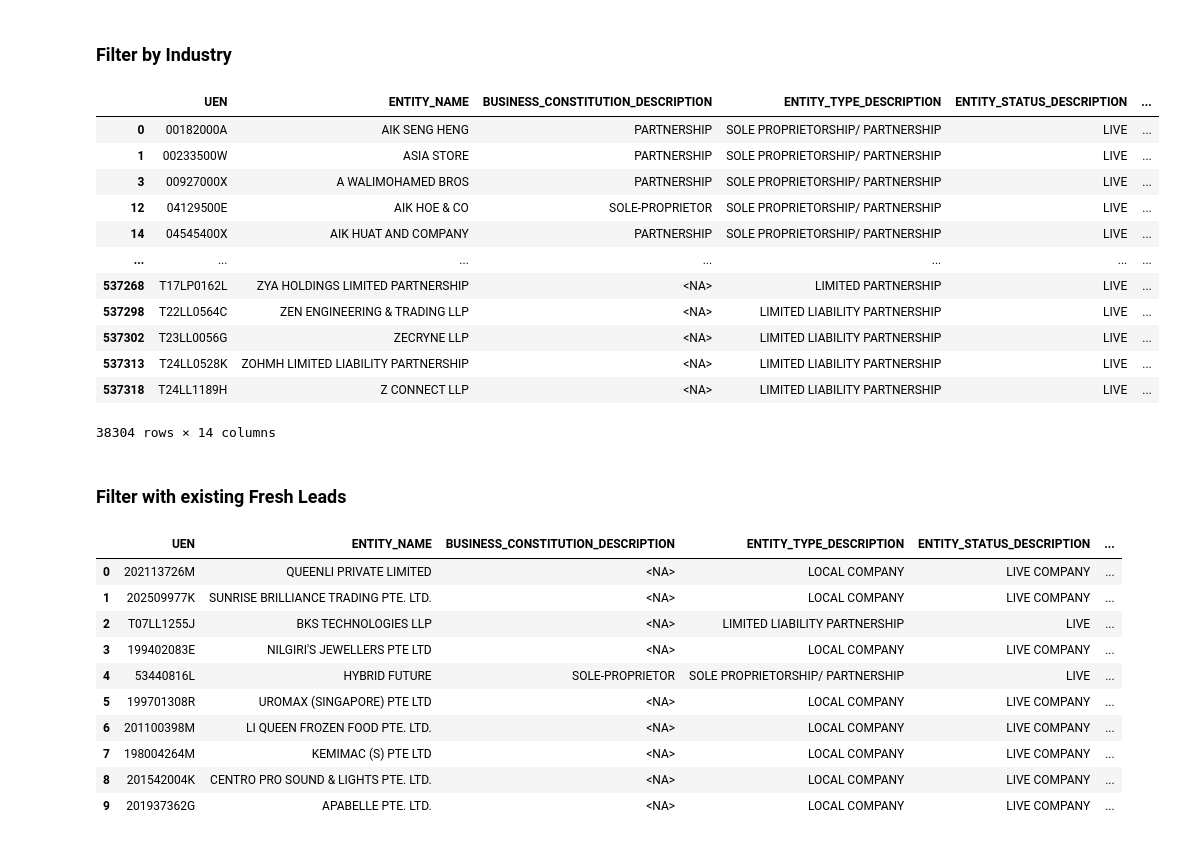
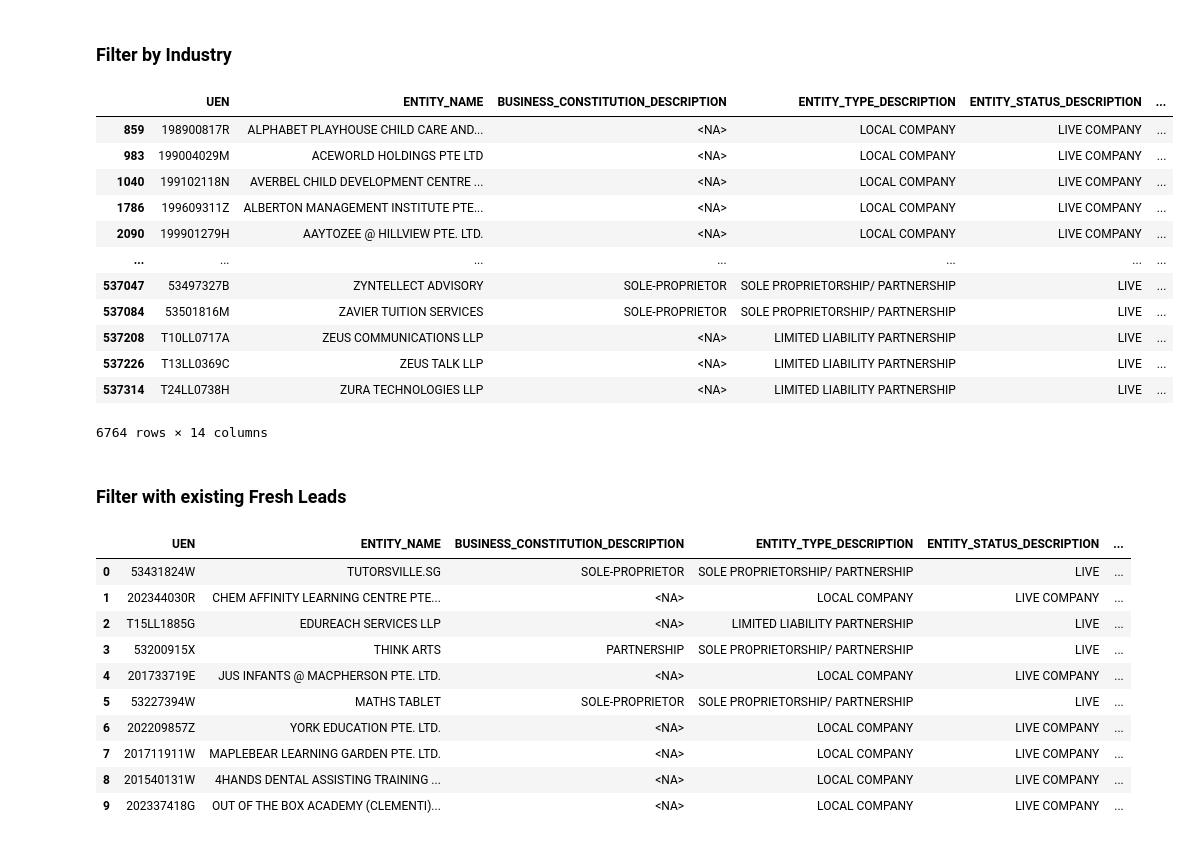
Before and after one commit to AzlieJohari57/Leads_Generation_Pipeline, a Jupyter notebook: Lead_Gen_Pipeline_Bronze_1.ipynb, the cells around one changed output. Saved outputs shown, nothing was run; the diff lists cells and outputs as text; code cells hidden in the pictures.

```diff
--- a/Lead_Gen_Pipeline_Bronze_1.ipynb
+++ b/Lead_Gen_Pipeline_Bronze_1.ipynb
@@ -364,51 +364,43 @@ acra_data_filtered.shape
 # %% [markdown]
 ### Filter by  Industry
 # %%
-# wholesale data
+# tuition, child care and education training
 
 ssic_codes = [
-    "46", "461", "4610", "46100", "462", "4621", "46211", "46212", "46213", "46219",
-    "4622", "46221", "46222", "46223", "46224", "46225", "46229", "463", "4630", "46301",
-    "46302", "46303", "46304", "46305", "46306", "46307", "46308", "46309", "464", "4641",
-    "46411", "46412", "46413", "46414", "46415", "46416", "4642", "46421", "46422", "46423",
-    "46424", "46429", "4643", "46431", "46432", "46433", "46434", "46435", "46436", "46439",
-    "4644", "46441", "46442", "46443", "46444", "46445", "46449", "4645", "46451", "46452",
-    "46453", "46459", "4646", "46461", "46462", "4647", "46471", "46472", "46473", "46474",
-    "46479", "4649", "46491", "46492", "46499", "465", "4651", "46511", "46512", "46513",
-    "46514", "4652", "46521", "46522", "46523", "4653", "46530", "4654", "46541", "46542",
-    "46543", "46544", "46549", "4655", "46551", "46552", "46559", "4656", "46561", "46562",
-    "46563", "4659", "46591", "46592", "46593", "46594", "46595", "46599", "466", "4661",
-    "46610", "4662", "46620", "4663", "46631", "46632", "46633", "46634", "46635", "46639",
-    "4664", "46641", "46642", "46643", "46649", "4665", "46651", "46659", "4666", "46661",
-    "46662", "469", "4690", "46900"
+    "85332", "8536", "85360", "85403", "85404",
+    "855", "8550", "85501", "85502", "85503", "85504", "85505", "85506", "85507", "85508", "85509",
+    "856", "8560", "85601", "85602", "85609",
+    "87022", "8891", "88911", "88912", "88991",
+    "96094"
 ]
+
 
 
 acra_data_filtered_by_industry = acra_data_filtered[
     (
         (acra_data_filtered["ENTITY_STATUS_DESCRIPTION"].str.lower() == "live") |
         (acra_data_filtered["ENTITY_STATUS_DESCRIPTION"].str.lower() == "live company")
     )
     &
     (acra_data_filtered["PRIMARY_SSIC_CODE"].astype(str).isin(ssic_codes))
 ]
 
 
 acra_data_filtered_by_industry
 # %% [output]
 |  | UEN | ENTITY_NAME | BUSINESS_CONSTITUTION_DESCRIPTION | ENTITY_TYPE_DESCRIPTION | ENTITY_STATUS_DESCRIPTION | ... |
-| 0 | 00182000A | AIK SENG HENG | PARTNERSHIP | SOLE PROPRIETORSHIP/ PARTNERSHIP | LIVE | ... |
-| 1 | 00233500W | ASIA STORE | PARTNERSHIP | SOLE PROPRIETORSHIP/ PARTNERSHIP | LIVE | ... |
-| 3 | 00927000X | A WALIMOHAMED BROS | PARTNERSHIP | SOLE PROPRIETORSHIP/ PARTNERSHIP | LIVE | ... |
-| 12 | 04129500E | AIK HOE & CO | SOLE-PROPRIETOR | SOLE PROPRIETORSHIP/ PARTNERSHIP | LIVE | ... |
-| 14 | 04545400X | AIK HUAT AND COMPANY | PARTNERSHIP | SOLE PROPRIETORSHIP/ PARTNERSHIP | LIVE | ... |
+| 859 | 198900817R | ALPHABET PLAYHOUSE CHILD CARE AND... | <NA> | LOCAL COMPANY | LIVE COMPANY | ... |
+| 983 | 199004029M | ACEWORLD HOLDINGS PTE LTD | <NA> | LOCAL COMPANY | LIVE COMPANY | ... |
+| 1040 | 199102118N | AVERBEL CHILD DEVELOPMENT CENTRE ... | <NA> | LOCAL COMPANY | LIVE COMPANY | ... |
+| 1786 | 199609311Z | ALBERTON MANAGEMENT INSTITUTE PTE... | <NA> | LOCAL COMPANY | LIVE COMPANY | ... |
+| 2090 | 199901279H | AAYTOZEE @ HILLVIEW PTE. LTD. | <NA> | LOCAL COMPANY | LIVE COMPANY | ... |
 | ... | ... | ... | ... | ... | ... | ... |
-| 537268 | T17LP0162L | ZYA HOLDINGS LIMITED PARTNERSHIP | <NA> | LIMITED PARTNERSHIP | LIVE | ... |
-| 537298 | T22LL0564C | ZEN ENGINEERING & TRADING LLP | <NA> | LIMITED LIABILITY PARTNERSHIP | LIVE | ... |
-| 537302 | T23LL0056G | ZECRYNE LLP | <NA> | LIMITED LIABILITY PARTNERSHIP | LIVE | ... |
-| 537313 | T24LL0528K | ZOHMH LIMITED LIABILITY PARTNERSHIP | <NA> | LIMITED LIABILITY PARTNERSHIP | LIVE | ... |
-| 537318 | T24LL1189H | Z CONNECT LLP | <NA> | LIMITED LIABILITY PARTNERSHIP | LIVE | ... |
+| 537047 | 53497327B | ZYNTELLECT ADVISORY | SOLE-PROPRIETOR | SOLE PROPRIETORSHIP/ PARTNERSHIP | LIVE | ... |
+| 537084 | 53501816M | ZAVIER TUITION SERVICES | SOLE-PROPRIETOR | SOLE PROPRIETORSHIP/ PARTNERSHIP | LIVE | ... |
+| 537208 | T10LL0717A | ZEUS COMMUNICATIONS LLP | <NA> | LIMITED LIABILITY PARTNERSHIP | LIVE | ... |
+| 537226 | T13LL0369C | ZEUS TALK LLP | <NA> | LIMITED LIABILITY PARTNERSHIP | LIVE | ... |
+| 537314 | T24LL0738H | ZURA TECHNOLOGIES LLP | <NA> | LIMITED LIABILITY PARTNERSHIP | LIVE | ... |
-38304 rows × 14 columns
+6764 rows × 14 columns
 # %% [markdown]
 ### Filter with existing Fresh Leads
 # %%
@@ -440,20 +432,20 @@ else:
     raise ValueError("Column 'UEN' not found in one of the dataframes.")
 
 # get sample data
-acra_data_filtered_by_industry = filtered.sample(n=).reset_index(drop=True)
+acra_data_filtered_by_industry = filtered.sample(n=10).reset_index(drop=True)
 
 acra_data_filtered_by_industry.head(10)
 # %% [output]
 |  | UEN | ENTITY_NAME | BUSINESS_CONSTITUTION_DESCRIPTION | ENTITY_TYPE_DESCRIPTION | ENTITY_STATUS_DESCRIPTION | ... |
-| 0 | 202113726M | QUEENLI PRIVATE LIMITED | <NA> | LOCAL COMPANY | LIVE COMPANY | ... |
-| 1 | 202509977K | SUNRISE BRILLIANCE TRADING PTE. LTD. | <NA> | LOCAL COMPANY | LIVE COMPANY | ... |
-| 2 | T07LL1255J | BKS TECHNOLOGIES LLP | <NA> | LIMITED LIABILITY PARTNERSHIP | LIVE | ... |
-| 3 | 199402083E | NILGIRI'S JEWELLERS PTE LTD | <NA> | LOCAL COMPANY | LIVE COMPANY | ... |
-| 4 | 53440816L | HYBRID FUTURE | SOLE-PROPRIETOR | SOLE PROPRIETORSHIP/ PARTNERSHIP | LIVE | ... |
-| 5 | 199701308R | UROMAX (SINGAPORE) PTE LTD | <NA> | LOCAL COMPANY | LIVE COMPANY | ... |
-| 6 | 201100398M | LI QUEEN FROZEN FOOD PTE. LTD. | <NA> | LOCAL COMPANY | LIVE COMPANY | ... |
-| 7 | 198004264M | KEMIMAC (S) PTE LTD | <NA> | LOCAL COMPANY | LIVE COMPANY | ... |
-| 8 | 201542004K | CENTRO PRO SOUND & LIGHTS PTE. LTD. | <NA> | LOCAL COMPANY | LIVE COMPANY | ... |
-| 9 | 201937362G | APABELLE PTE. LTD. | <NA> | LOCAL COMPANY | LIVE COMPANY | ... |
+| 0 | 53431824W | TUTORSVILLE.SG | SOLE-PROPRIETOR | SOLE PROPRIETORSHIP/ PARTNERSHIP | LIVE | ... |
+| 1 | 202344030R | CHEM AFFINITY LEARNING CENTRE PTE... | <NA> | LOCAL COMPANY | LIVE COMPANY | ... |
+| 2 | T15LL1885G | EDUREACH SERVICES LLP | <NA> | LIMITED LIABILITY PARTNERSHIP | LIVE | ... |
+| 3 | 53200915X | THINK ARTS | PARTNERSHIP | SOLE PROPRIETORSHIP/ PARTNERSHIP | LIVE | ... |
+| 4 | 201733719E | JUS INFANTS @ MACPHERSON PTE. LTD. | <NA> | LOCAL COMPANY | LIVE COMPANY | ... |
+| 5 | 53227394W | MATHS TABLET | SOLE-PROPRIETOR | SOLE PROPRIETORSHIP/ PARTNERSHIP | LIVE | ... |
+| 6 | 202209857Z | YORK EDUCATION PTE. LTD. | <NA> | LOCAL COMPANY | LIVE COMPANY | ... |
+| 7 | 201711911W | MAPLEBEAR LEARNING GARDEN PTE. LTD. | <NA> | LOCAL COMPANY | LIVE COMPANY | ... |
+| 8 | 201540131W | 4HANDS DENTAL ASSISTING TRAINING ... | <NA> | LOCAL COMPANY | LIVE COMPANY | ... |
+| 9 | 202337418G | OUT OF THE BOX ACADEMY (CLEMENTI)... | <NA> | LOCAL COMPANY | LIVE COMPANY | ... |
 # %%
 acra_data_filtered_by_industry.to_parquet("./Staging/Bronze/bronze_data_1.parquet", index=False, engine="fastparquet")
```
Also changed, not shown: parts of 3 cells of this notebook, 10 other files.
